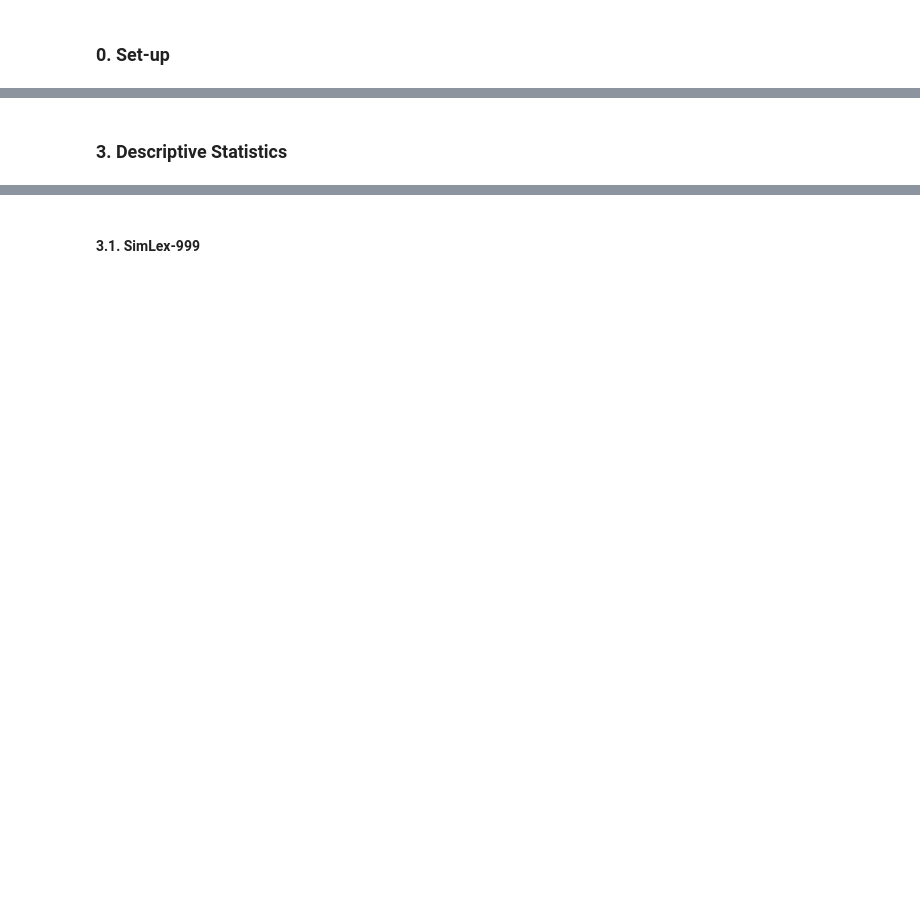
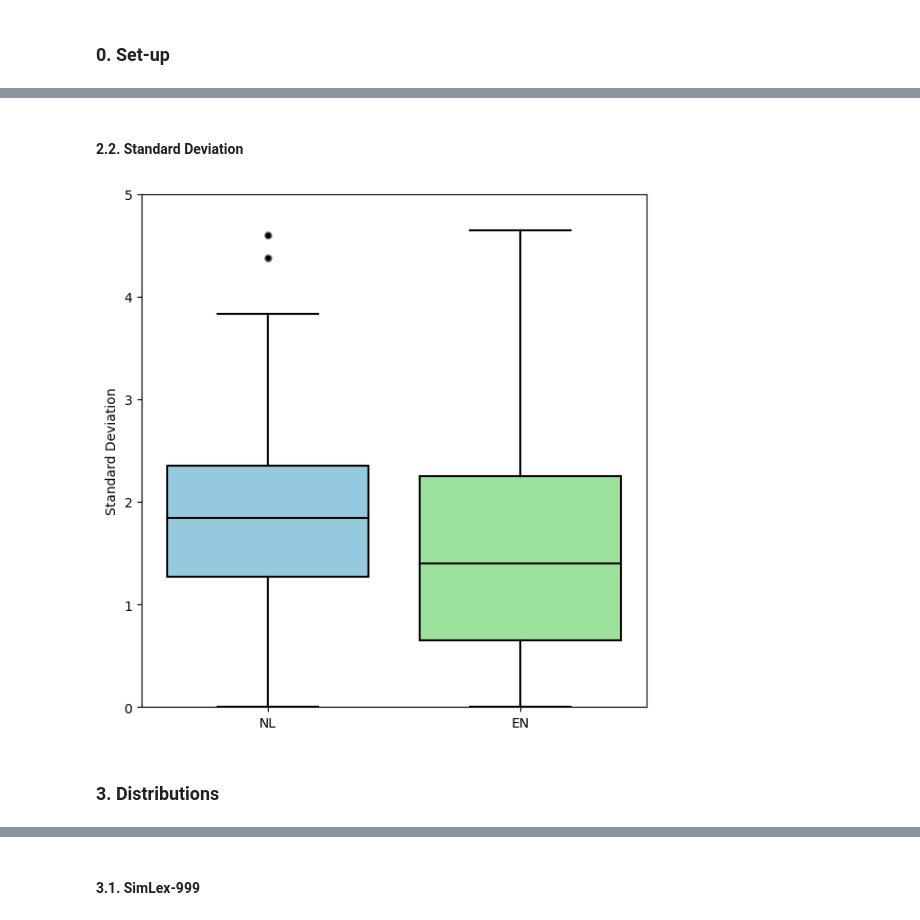
Before and after one commit to XanderSnelder/master-thesis, a Jupyter notebook: evaluation/cross-evaluation/gpt-turbo-0125/f5.ipynb, the cells around one changed output, grey strips where cells are left out. Saved outputs shown, nothing was run; the diff lists cells and outputs as text; code cells hidden in the pictures; blank space fills up the shorter version.

```diff
--- a/evaluation/cross-evaluation/gpt-turbo-0125/f5.ipynb
+++ b/evaluation/cross-evaluation/gpt-turbo-0125/f5.ipynb
@@ -254,2 +251,48 @@ merged
+# %% [markdown]
+#### **2.2. Standard Deviation**
+# %%
+# Rename columns and copy
+renamed_nl_pred_sd = nl_pred.rename(columns={"nl_pred_sd": "Standard Deviation"}).copy()
+renamed_en_pred_sd = en_pred.rename(columns={"en_pred_sd": "Standard Deviation"}).copy()
+
+# Create dummy label
+renamed_nl_pred_sd['Score'] = 'NL'
+renamed_en_pred_sd['Score'] = 'EN'
+
+# Combine DataFrames
+combined_data = pd.concat([renamed_nl_pred_sd, renamed_en_pred_sd])
+
+# Create boxplot
+plt.figure(figsize=(6, 6))
+sns.boxplot(
+    x='Score',
+    y='Standard Deviation',
+    data=combined_data,
+    palette=['skyblue', 'lightgreen'],
+    boxprops={'edgecolor': 'black'},
+    whiskerprops={'color': 'black'},
+    flierprops={'marker': 'o', 'color': 'black', 'markerfacecolor': 'black'},
+    capprops={'color': 'black'},
+    medianprops={'color': 'black'}
+)
+
+# Set labels and title
+plt.ylabel('Standard Deviation')
+# plt.title('Comparison of Standard Deviation')
+
+# Customizing y-axis ticks
+plt.gca().yaxis.set_major_locator(ticker.MaxNLocator(integer=True))
+plt.ylim(0, 5)  # Setting y-axis limits from 0 to 5
+
+# Remove x-axis label
+plt.xlabel('')
+
+# Adjust layout
+plt.tight_layout()
+
+# Show results
+plt.show()
+# %% [output]
+[figure, added]
 # %% [markdown]
-### **3. Descriptive Statistics**
+### **3. Distributions**
```
Also changed, not shown: parts of 76 cells of this notebook, 15 other files.
